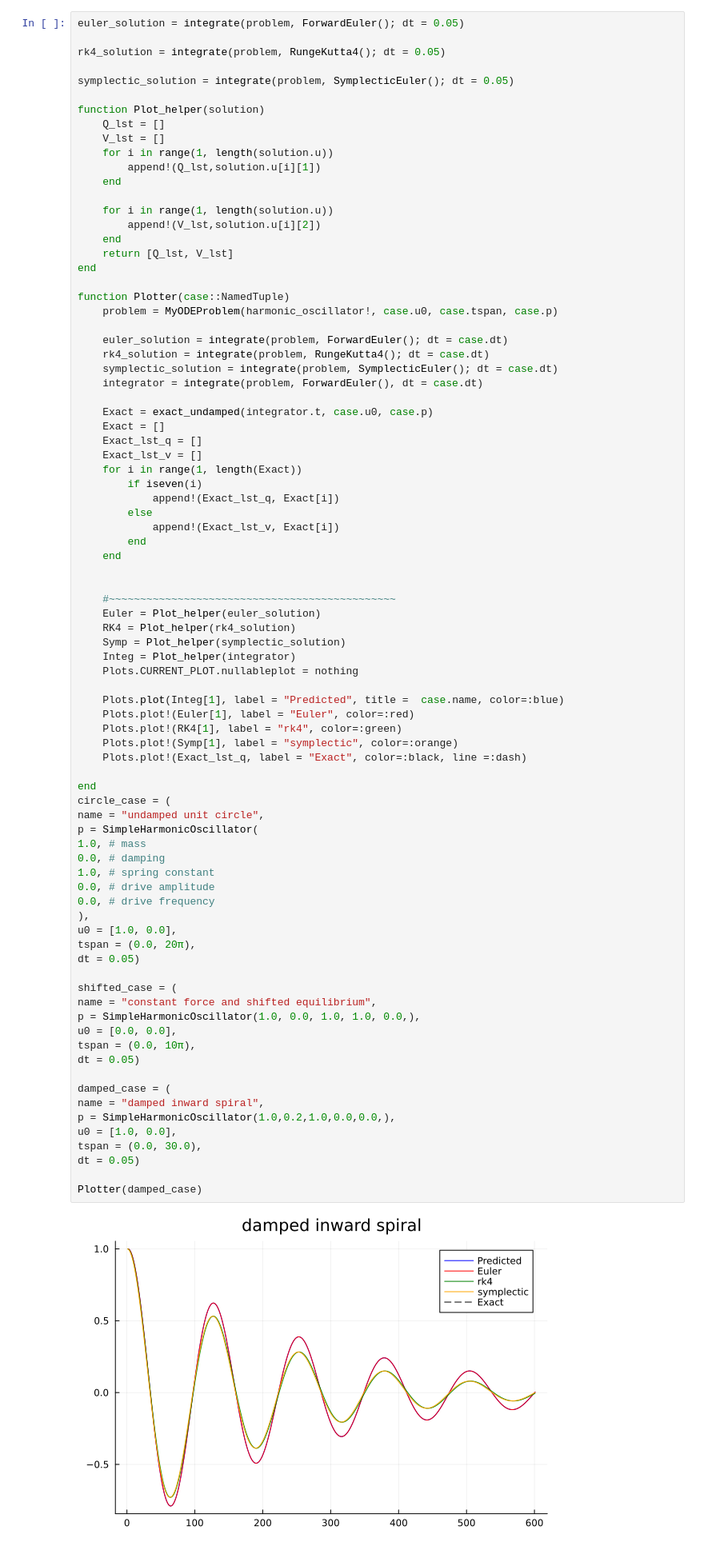
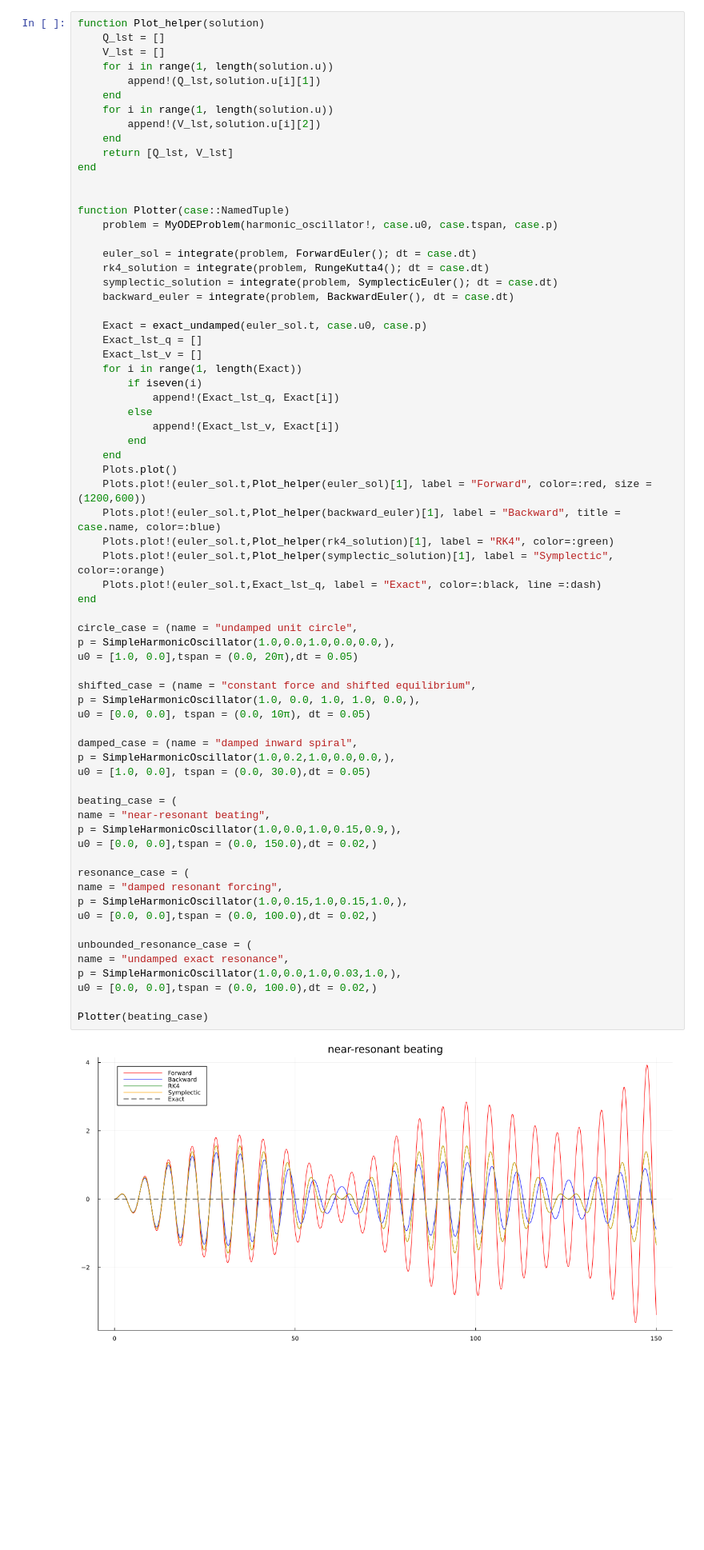
Before and after one commit to Ianborden/Quantum-APL, a Jupyter notebook: Week 3/DiffEQ.ipynb, the cells around one changed output. Shown at 80% size. Drawn from its saved outputs; the diff is of its cells as text; blank space fills up the shorter version.

Commit message:
WORKING GRAPHS FOR DIFFERNTIALS

```diff
--- a/Week 3/DiffEQ.ipynb
+++ b/Week 3/DiffEQ.ipynb
@@ -212,90 +202,75 @@ end
 # %% [output]
 step! (generic function with 4 methods)
 # %%
-euler_solution = integrate(problem, ForwardEuler(); dt = 0.05)
-
-rk4_solution = integrate(problem, RungeKutta4(); dt = 0.05)
-
-symplectic_solution = integrate(problem, SymplecticEuler(); dt = 0.05)
-
 function Plot_helper(solution)
     Q_lst = []
     V_lst = []
     for i in range(1, length(solution.u))
         append!(Q_lst,solution.u[i][1])
     end
-
     for i in range(1, length(solution.u))
         append!(V_lst,solution.u[i][2])
     end
     return [Q_lst, V_lst]
 end
 
+
 function Plotter(case::NamedTuple)
     problem = MyODEProblem(harmonic_oscillator!, case.u0, case.tspan, case.p)
 
-    euler_solution = integrate(problem, ForwardEuler(); dt = case.dt)
+    euler_sol = integrate(problem, ForwardEuler(); dt = case.dt)
     rk4_solution = integrate(problem, RungeKutta4(); dt = case.dt)
     symplectic_solution = integrate(problem, SymplecticEuler(); dt = case.dt)
-    integrator = integrate(problem, ForwardEuler(), dt = case.dt)
+    backward_euler = integrate(problem, BackwardEuler(), dt = case.dt)
 
-    Exact = exact_undamped(integrator.t, case.u0, case.p)
-    Exact = []
+    Exact = exact_undamped(euler_sol.t, case.u0, case.p)
     Exact_lst_q = []
     Exact_lst_v = []
     for i in range(1, length(Exact))
         if iseven(i)
             append!(Exact_lst_q, Exact[i])
         else
             append!(Exact_lst_v, Exact[i])
         end
     end
+    Plots.plot()
+    Plots.plot!(euler_sol.t,Plot_helper(euler_sol)[1], label = "Forward", color=:red, size = (1200,600))
+    Plots.plot!(euler_sol.t,Plot_helper(backward_euler)[1], label = "Backward", title =  case.name, color=:blue)
+    Plots.plot!(euler_sol.t,Plot_helper(rk4_solution)[1], label = "RK4", color=:green)
+    Plots.plot!(euler_sol.t,Plot_helper(symplectic_solution)[1], label = "Symplectic", color=:orange)
+    Plots.plot!(euler_sol.t,Exact_lst_q, label = "Exact", color=:black, line =:dash)
+end
 
+circle_case = (name = "undamped unit circle",
+p = SimpleHarmonicOscillator(1.0,0.0,1.0,0.0,0.0,),
+u0 = [1.0, 0.0],tspan = (0.0, 20π),dt = 0.05)
 
-    #~~~~~~~~~~~~~~~~~~~~~~~~~~~~~~~~~~~~~~~~~~~~~~
-    Euler = Plot_helper(euler_solution)
-    RK4 = Plot_helper(rk4_solution)
-    Symp = Plot_helper(symplectic_solution)
-    Integ = Plot_helper(integrator)
-    Plots.CURRENT_PLOT.nullableplot = nothing
+shifted_case = (name = "constant force and shifted equilibrium",
+p = SimpleHarmonicOscillator(1.0, 0.0, 1.0, 1.0, 0.0,),
+u0 = [0.0, 0.0], tspan = (0.0, 10π), dt = 0.05)
 
-    Plots.plot(Integ[1], label = "Predicted", title =  case.name, color=:blue)
-    Plots.plot!(Euler[1], label = "Euler", color=:red)
-    Plots.plot!(RK4[1], label = "rk4", color=:green)
-    Plots.plot!(Symp[1], label = "symplectic", color=:orange)
-    Plots.plot!(Exact_lst_q, label = "Exact", color=:black, line =:dash)
+damped_case = (name = "damped inward spiral",
+p = SimpleHarmonicOscillator(1.0,0.2,1.0,0.0,0.0,),
+u0 = [1.0, 0.0], tspan = (0.0, 30.0),dt = 0.05)
 
-end
-circle_case = (
-name = "undamped unit circle",
-p = SimpleHarmonicOscillator(
-1.0, # mass
-0.0, # damping
-1.0, # spring constant
-0.0, # drive amplitude
-0.0, # drive frequency
-),
-u0 = [1.0, 0.0],
-tspan = (0.0, 20π),
-dt = 0.05)
+beating_case = (
+name = "near-resonant beating",
+p = SimpleHarmonicOscillator(1.0,0.0,1.0,0.15,0.9,),
+u0 = [0.0, 0.0],tspan = (0.0, 150.0),dt = 0.02,)
 
-shifted_case = (
-name = "constant force and shifted equilibrium",
-p = SimpleHarmonicOscillator(1.0, 0.0, 1.0, 1.0, 0.0,),
-u0 = [0.0, 0.0],
-tspan = (0.0, 10π),
-dt = 0.05)
+resonance_case = (
+name = "damped resonant forcing",
+p = SimpleHarmonicOscillator(1.0,0.15,1.0,0.15,1.0,),
+u0 = [0.0, 0.0],tspan = (0.0, 100.0),dt = 0.02,)
 
-damped_case = (
-name = "damped inward spiral",
-p = SimpleHarmonicOscillator(1.0,0.2,1.0,0.0,0.0,),
-u0 = [1.0, 0.0],
-tspan = (0.0, 30.0),
-dt = 0.05)
+unbounded_resonance_case = (
+name = "undamped exact resonance",
+p = SimpleHarmonicOscillator(1.0,0.0,1.0,0.03,1.0,),
+u0 = [0.0, 0.0],tspan = (0.0, 100.0),dt = 0.02,)
 
-Plotter(damped_case)
+Plotter(beating_case)
 # %% [output]
-[figure, old version]
+[figure, new version]
 # %%
 θ = range(0, 2π; length = 400)
 Plots.plot((cos.(θ), sin.(θ)),
```
Also changed, not shown: parts of 5 cells of this notebook.
